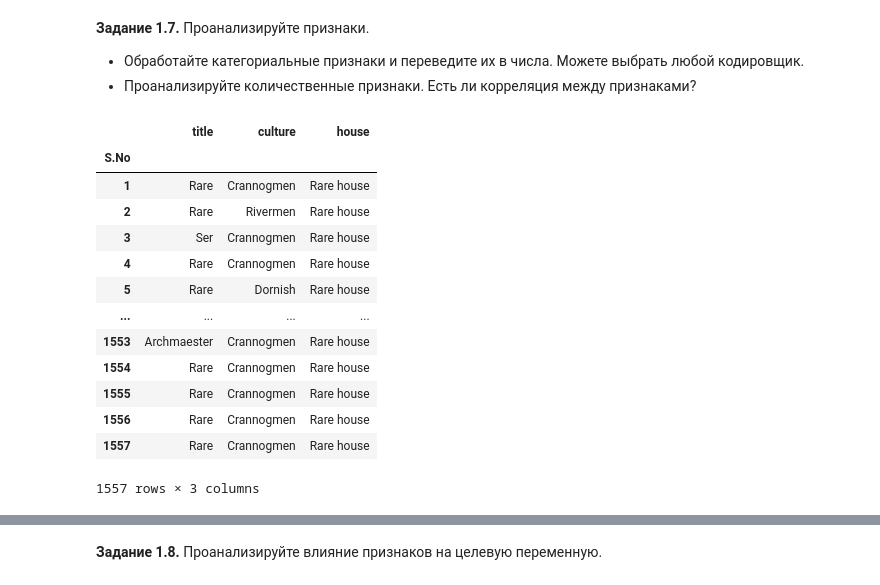
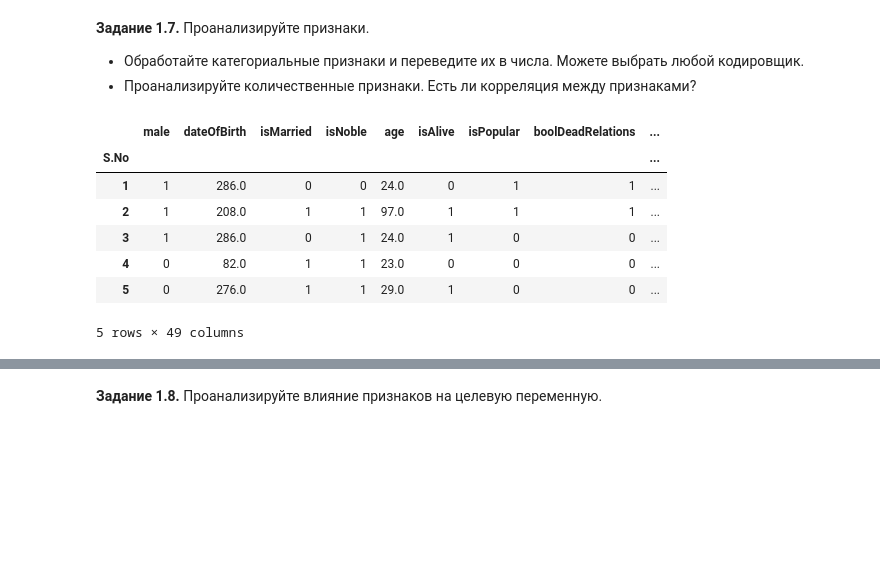
Before and after one commit to kovzanok/ml, a Jupyter notebook: week_01_ml_intro/Homework/hw_1_game_of_thrones.ipynb, the cells around one changed output, grey strips where cells are left out. Drawn from its saved outputs; the diff is of its cells as text; code cells hidden in the pictures; blank space fills up the shorter version.

```diff
--- a/week_01_ml_intro/Homework/hw_1_game_of_thrones.ipynb
+++ b/week_01_ml_intro/Homework/hw_1_game_of_thrones.ipynb
@@ -169,8 +169,8 @@ data_without_na.loc[(data_without_na['dateOfBirth']>50000)|data_without_na['date
 # %%
-popular_titles = data_without_na['title'].value_counts().head(5)
+popular_titles = data_without_na['title'].value_counts().head(3)
 data_without_na.loc[~(data_without_na['title'].isin(popular_titles.index)),'title'] = 'Rare'
 # %%
-popular_houses = data_without_na['house'].value_counts().index[1:10]
+popular_houses = data_without_na['house'].value_counts().index[1:3]
 data_without_na.loc[~(data_without_na['house'].isin(popular_houses)),'house'] = 'Rare house'
 # %%
 
@@ -283,25 +283,26 @@ plt.hist(data['isAlive'])
 # %%
 data.columns
 data
 categorial_columns = ['title','male','culture','house','isMarried','isNoble','isPopular','boolDeadRelations']
 categorial_features = data[categorial_columns]
 
 unprocessed_cat_features = categorial_features.select_dtypes(include='object').columns.tolist()
-data[unprocessed_cat_features]
+
 
 from sklearn.preprocessing import OneHotEncoder
+
+encoder = OneHotEncoder(sparse_output=False)
+
+one_hot_df = pd.DataFrame(encoder.fit_transform(data[unprocessed_cat_features]),columns=encoder.get_feature_names_out(unprocessed_cat_features),index=data.index)
+df_encoded = pd.concat([data,one_hot_df],axis=1)
+df_encoded.drop(unprocessed_cat_features,axis=1,inplace=True)
+df_encoded.head()
 # %% [output]
-|  | title | culture | house |
-| S.No |  |  |  |
-| 1 | Rare | Crannogmen | Rare house |
-| 2 | Rare | Rivermen | Rare house |
-| 3 | Ser | Crannogmen | Rare house |
-| 4 | Rare | Crannogmen | Rare house |
-| 5 | Rare | Dornish | Rare house |
-| ... | ... | ... | ... |
-| 1553 | Archmaester | Crannogmen | Rare house |
-| 1554 | Rare | Crannogmen | Rare house |
-| 1555 | Rare | Crannogmen | Rare house |
-| 1556 | Rare | Crannogmen | Rare house |
-| 1557 | Rare | Crannogmen | Rare house |
+|  | male | dateOfBirth | isMarried | isNoble | age | isAlive | isPopular | boolDeadRelations | ... |
+| S.No |  |  |  |  |  |  |  |  | ... |
+| 1 | 1 | 286.0 | 0 | 0 | 24.0 | 0 | 1 | 1 | ... |
+| 2 | 1 | 208.0 | 1 | 1 | 97.0 | 1 | 1 | 1 | ... |
+| 3 | 1 | 286.0 | 0 | 1 | 24.0 | 1 | 0 | 0 | ... |
+| 4 | 0 | 82.0 | 1 | 1 | 23.0 | 0 | 0 | 0 | ... |
+| 5 | 0 | 276.0 | 1 | 1 | 29.0 | 1 | 0 | 0 | ... |
-1557 rows × 3 columns
+5 rows × 49 columns
```
Also changed, not shown: parts of 31 cells of this notebook.
